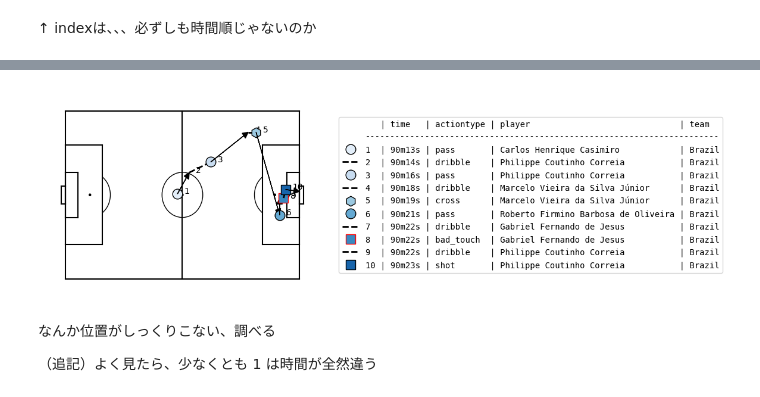
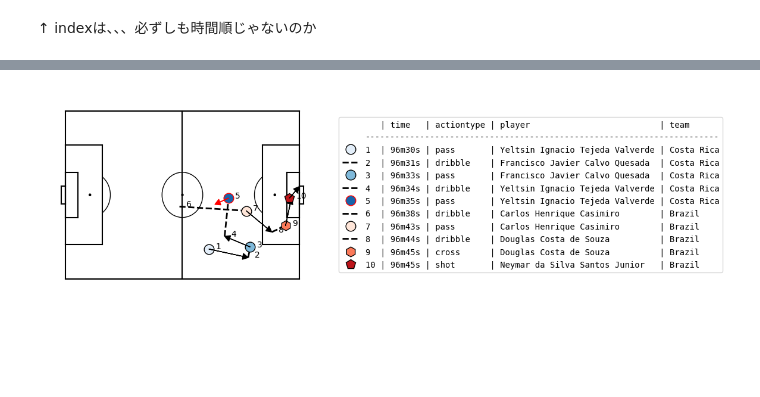
Before and after one commit to ushisantoasobu/try-statsbomb-2, a Jupyter notebook: try-SPADL.ipynb, the cells around one changed output, grey strips where cells are left out. Cells and saved outputs as stored; diff of their text form; code cells hidden in the pictures; blank space fills up the shorter version.

```diff
--- a/try-SPADL.ipynb
+++ b/try-SPADL.ipynb
@@ -238,32 +133,28 @@ df_actions[1807:1966]
 # %%
 import matplotsoccer
 
-shot = 2052 # コウチーニョの先制ゴール
+shot =  # コウチーニョの先制ゴール
 a = df_actions[shot-9:shot+1].copy()
 
 # skip "Print the game date and timestamp of the goal"
 
 def nice_time(row):
     minute = int((row.period_id-1)*45 +row.time_seconds // 60)
     second = int(row.time_seconds % 60)
     return f"{minute}m{second}s"
 
 a["nice_time"] = a.apply(nice_time, axis=1)
 labels = a[["nice_time", "type_name", "player_name", "team_name"]]
 
 ax = matplotsoccer.actions(
     location=a[["start_x", "start_y", "end_x", "end_y"]],
     action_type=a.type_name,
     team= a.team_name,
     result= a.result_name == "success",
     label=labels,
     labeltitle=["time", "actiontype", "player", "team"],
     zoom=False,
     figsize=6
 )
 # %% [output]
-[figure, old version]
+[figure, new version]
-# %% [markdown]
-なんか位置がしっくりこない、調べる
-
-（追記）よく見たら、少なくとも 1 は時間が全然違う
```
Also changed, not shown: parts of 19 cells of this notebook.
